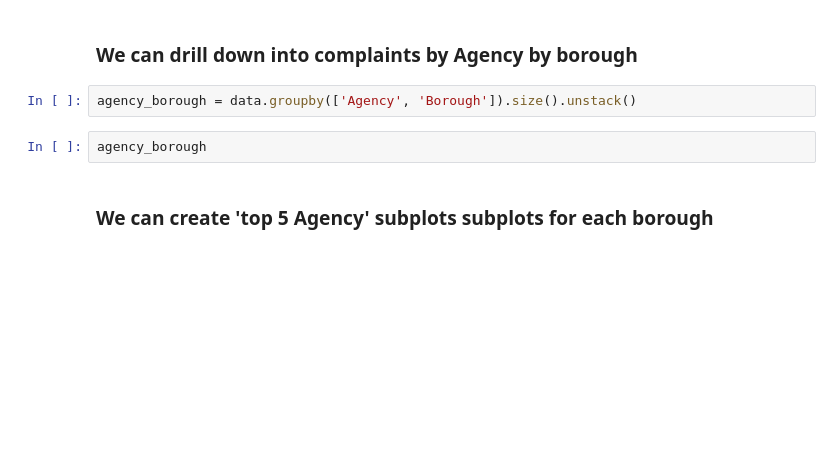
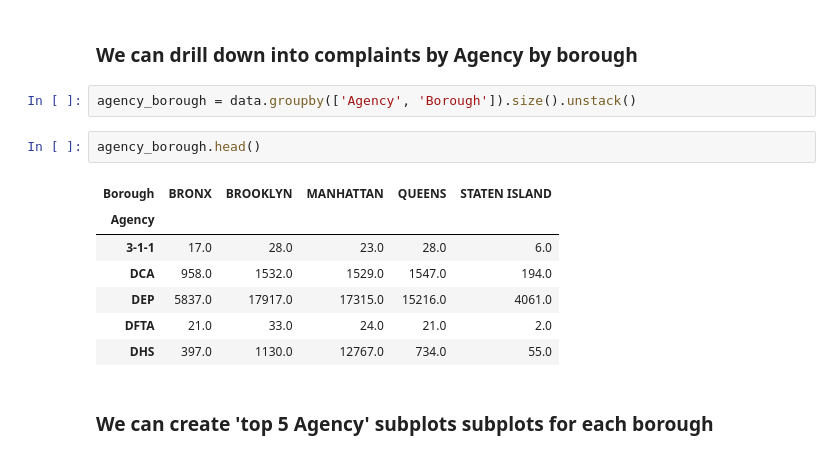
Before and after one commit to ambuilding/Python, a Jupyter notebook: columbiaAnalytics/dataAV/Data_visualization.ipynb, the cells around one changed output. Drawn from its saved outputs; the diff is of its cells as text; blank space fills up the shorter version.

```diff
--- a/columbiaAnalytics/dataAV/Data_visualization.ipynb
+++ b/columbiaAnalytics/dataAV/Data_visualization.ipynb
@@ -212,6 +337,14 @@ data.groupby('Agency').size().sort_values(ascending=False).plot(kind='bar', figs
 # %%
 agency_borough = data.groupby(['Agency', 'Borough']).size().unstack()
 # %%
-agency_borough
+agency_borough.head()
+# %% [output]
+| Borough | BRONX | BROOKLYN | MANHATTAN | QUEENS | STATEN ISLAND |
+| Agency |  |  |  |  |  |
+| 3-1-1 | 17.0 | 28.0 | 23.0 | 28.0 | 6.0 |
+| DCA | 958.0 | 1532.0 | 1529.0 | 1547.0 | 194.0 |
+| DEP | 5837.0 | 17917.0 | 17315.0 | 15216.0 | 4061.0 |
+| DFTA | 21.0 | 33.0 | 24.0 | 21.0 | 2.0 |
+| DHS | 397.0 | 1130.0 | 12767.0 | 734.0 | 55.0 |
 # %% [markdown]
 <h3>We can create 'top 5 Agency' subplots subplots for each borough</h3>
```
Also changed, not shown: parts of 36 cells of this notebook, 8 other files.
